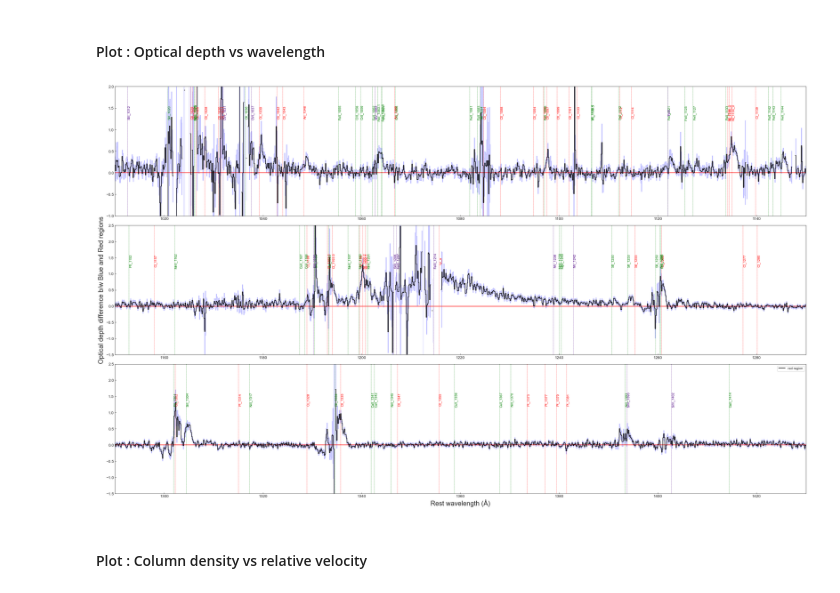
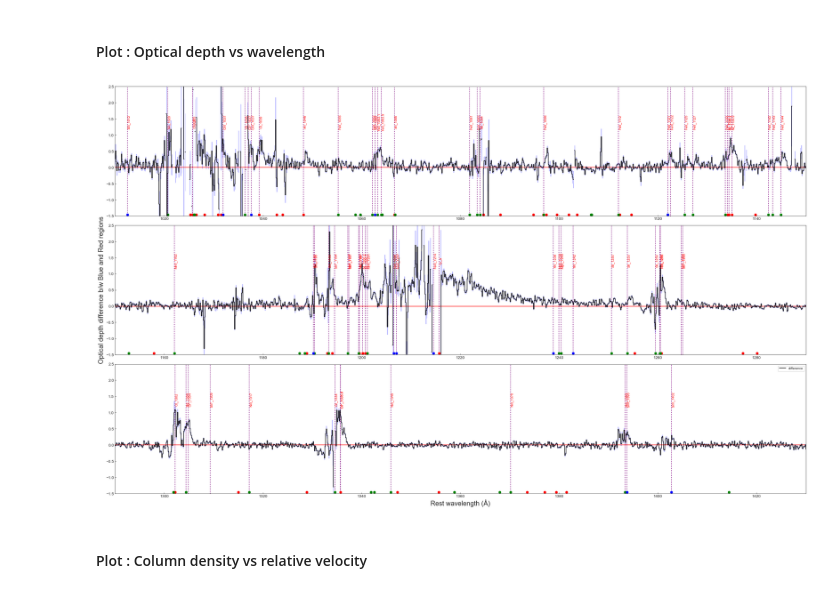
Before and after one commit to pyaritra/J1059, a Jupyter notebook: improved_spec.ipynb, the cells around one changed output. Cells and saved outputs as stored; diff of their text form; code cells hidden in the pictures.

```diff
--- a/improved_spec.ipynb
+++ b/improved_spec.ipynb
@@ -93,45 +93,44 @@ EW for ('SiIV_1402', 1402.77) is 2.262 +/- 0.234 Angstrom
 # %%
 import warnings
 warnings.filterwarnings("ignore", category=RuntimeWarning)
 od_r = np.log(1/rnorm.value)
 od_b = np.log(1/bnorm.value)
 od_r_err = rnorm_err.value/rnorm.value
 od_b_err = bnorm_err.value/bnorm.value
 od_diff_err = np.sqrt(od_r_err**2 + od_b_err**2)
 
 fig, ax = plt.subplots(3,1,figsize=(30, 18),
-#                  dpi=900
+                #  dpi=900
                 )
 for i in range(3):
-    ax[i].plot(nwavelength, od_b-od_r, drawstyle="steps-mid", color = 'black', zorder=3, label = 'red region')
+    ax[i].plot(nwavelength, od_b-od_r, drawstyle="steps-mid", color = 'black', zorder=3, label = 'difference')
     ax[i].fill_between(nwavelength, od_b-od_r-od_diff_err, od_b-od_r+od_diff_err, step='mid', color=ap1color, alpha =0.2)
     ax[i].axhline(y=0, color='red', ls = '-')
+    for line in newlines.items():
+        ax[i].axvline(line[1], linestyle=":", color="purple", lw=2)
+        ax[i].text(line[1],1.4, line[0],color="red",rotation=90, verticalalignment='center',clip_on=True)
     for line in rlines.items():
-        ax[i].axvline(line[1], linestyle=":", color="red", lw=1)
-        ax[i].text(line[1],1.4, line[0],color="red",rotation=90, verticalalignment='center',clip_on=True)
+        ax[i].plot(line[1], -1.46, 'ro', markersize = 7)
     for line in glines.items():
-        ax[i].axvline(line[1], linestyle=":", color="green", lw=1)
-        ax[i].text(line[1],1.4, line[0],color="green",rotation=90, verticalalignment='center',clip_on=True)
+        ax[i].plot(line[1], -1.46, 'go', markersize = 7)
     for line in tlines.items():
-        ax[i].axvline(line[1], linestyle=":", color="indigo", lw=1)
-        ax[i].text(line[1],1.4, line[0],color="indigo",rotation=90, verticalalignment='center',clip_on=True)
+        ax[i].plot(line[1], -1.46, 'bo', markersize = 7)
 
 
-
-ax[0].axis([1010,1150,-1,2])
+ax[0].axis([1010,1150,-1.5,2.5])
 ax[1].axis([1150,1290,-1.5,2.5])
 ax[2].axis([1290,1430,-1.5,2.5])
 
 
 # plot_lines(ax1,ax2,ax3,1.4,'y')
 plt.xlabel("Rest wavelength (Å)", fontsize=20)
 ax[1].set_ylabel("Optical depth difference b/w Blue and Red regions", fontsize=20)
 plt.tight_layout()
 plt.legend()
-plt.savefig('diff_line_optdepth.png')
+# plt.savefig('diff_line_optdepth.png')
 plt.show()
 # %% [output]
-[figure, old version]
+[figure, new version]
 # %% [markdown]
 #### Plot : Column density vs relative velocity
 # %%
```
Also changed, not shown: parts of 24 cells of this notebook, 1 other file.
